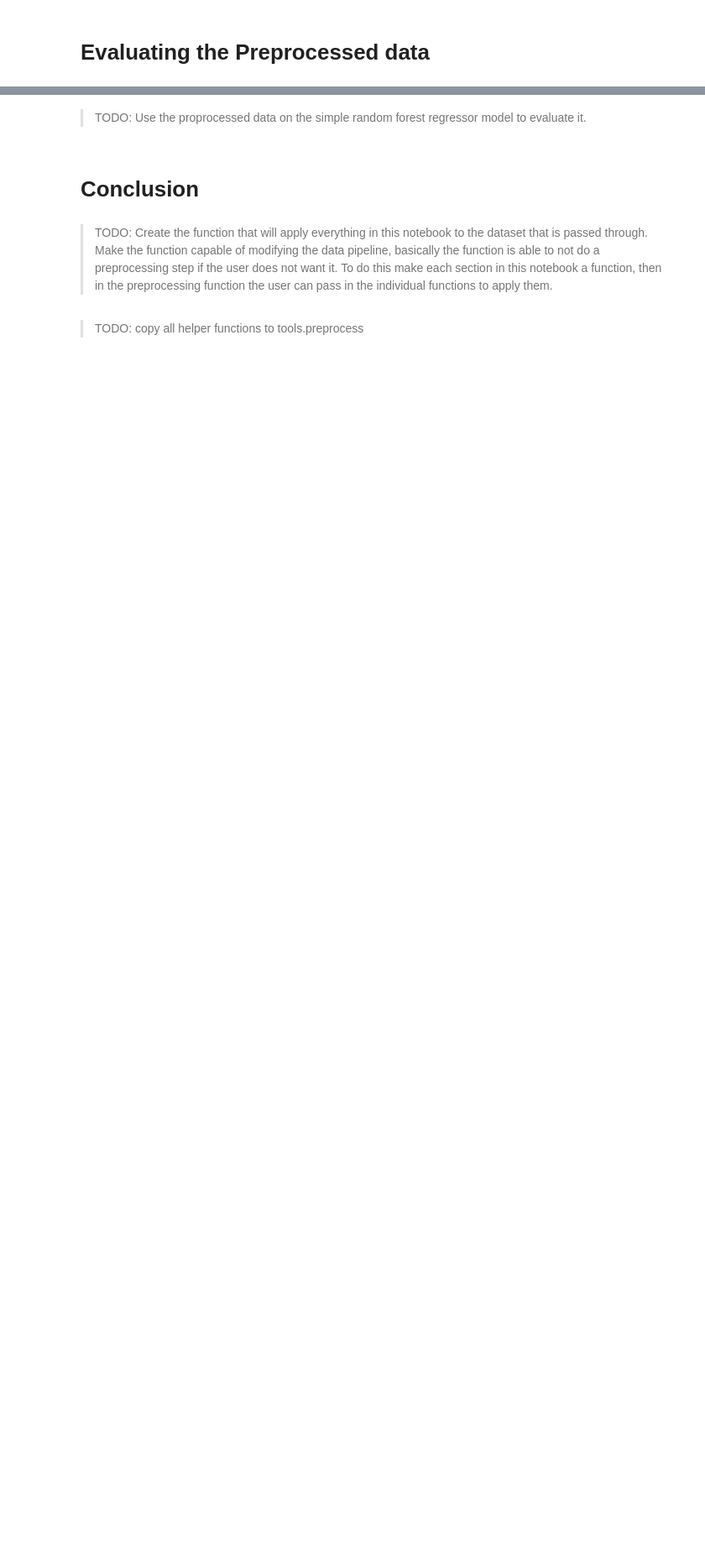
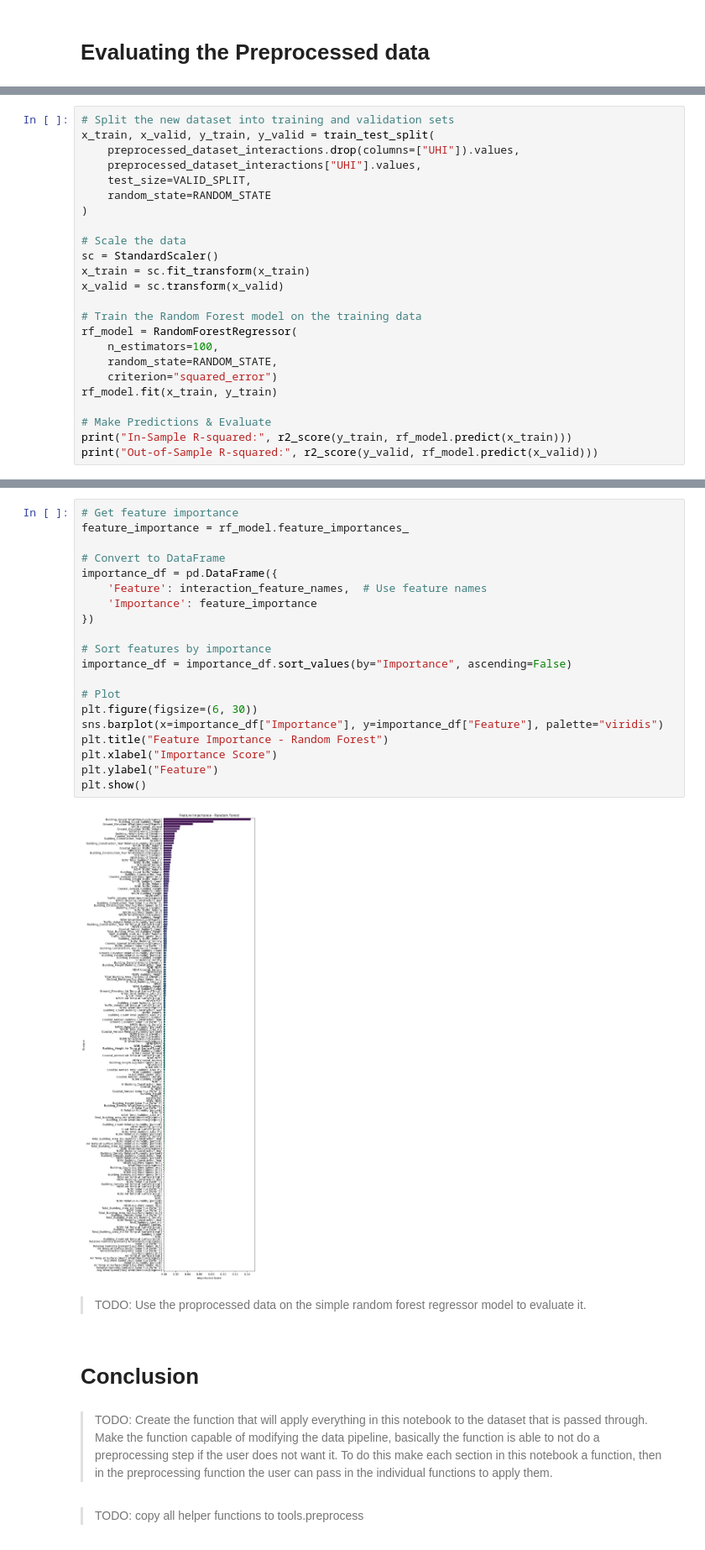
Before and after one commit to adamz312/cooling_with_code, a Jupyter notebook: 05_preprocessing.ipynb, the cells around one changed output, grey strips where cells are left out. Shown at 84% size. Cells and saved outputs as stored; diff of their text form; blank space fills up the shorter version.

```diff
--- a/05_preprocessing.ipynb
+++ b/05_preprocessing.ipynb
@@ -203,0 +356,24 @@ In our EDA analysis we noticed that extremes could be represented better. Here,
+# %%
+# Split the new dataset into training and validation sets
+x_train, x_valid, y_train, y_valid = train_test_split(
+    preprocessed_dataset_interactions.drop(columns=["UHI"]).values,
+    preprocessed_dataset_interactions["UHI"].values,
+    test_size=VALID_SPLIT,
+    random_state=RANDOM_STATE
+)
+
+# Scale the data
+sc = StandardScaler()
+x_train = sc.fit_transform(x_train)
+x_valid = sc.transform(x_valid)
+
+# Train the Random Forest model on the training data
+rf_model = RandomForestRegressor(
+    n_estimators=100,
+    random_state=RANDOM_STATE,
+    criterion="squared_error")
+rf_model.fit(x_train, y_train)
+
+# Make Predictions & Evaluate
+print("In-Sample R-squared:", r2_score(y_train, rf_model.predict(x_train)))
+print("Out-of-Sample R-squared:", r2_score(y_valid, rf_model.predict(x_valid)))
@@ -204,3 +383,25 @@ In our EDA analysis we noticed that extremes could be represented better. Here,
+# %%
+# Get feature importance
+feature_importance = rf_model.feature_importances_
+
+# Convert to DataFrame
+importance_df = pd.DataFrame({
+    'Feature': interaction_feature_names,  # Use feature names
+    'Importance': feature_importance
+})
+
+# Sort features by importance
+importance_df = importance_df.sort_values(by="Importance", ascending=False)
+
+# Plot
+plt.figure(figsize=(6, 30))
+sns.barplot(x=importance_df["Importance"], y=importance_df["Feature"], palette="viridis")
+plt.title("Feature Importance - Random Forest")
+plt.xlabel("Importance Score")
+plt.ylabel("Feature")
+plt.show()
+# %% [output]
+[figure, added]
 # %% [markdown]
 >TODO: Use the proprocessed data on the simple random forest regressor model to evaluate it.
 # %% [markdown]
```
Also changed, not shown: parts of 20 cells of this notebook.
